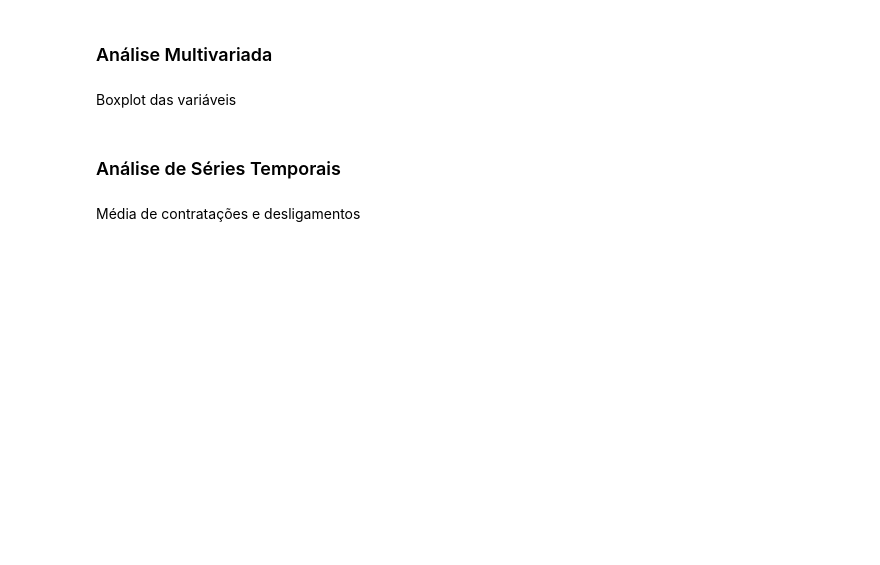
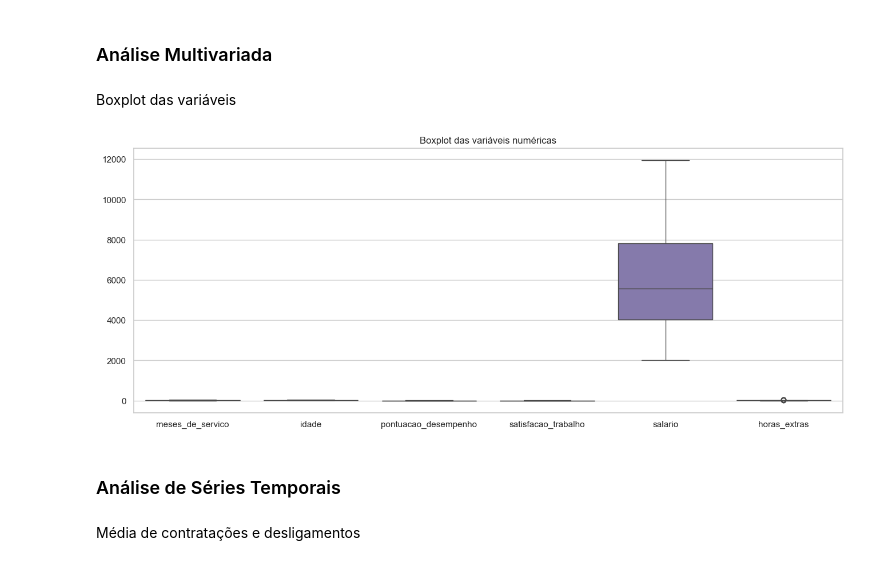
Before and after one commit to matheusrangelsa/analise-rh, a Jupyter notebook: analise_exploratoria_de_dados.ipynb, the cells around one changed output. Cells and saved outputs as stored; diff of their text form; code cells hidden in the pictures; blank space fills up the shorter version.

```diff
--- a/analise_exploratoria_de_dados.ipynb
+++ b/analise_exploratoria_de_dados.ipynb
@@ -349,0 +403,8 @@ boxplot.show()
+# %%
+plt.figure(figsize=(16, 6))
+
+sns.boxplot(data=quantitativas)
+plt.title('Boxplot das variáveis numéricas')
+plt.show()
+# %% [output]
+[figure, added]
```
Also changed, not shown: parts of 9 cells of this notebook.
